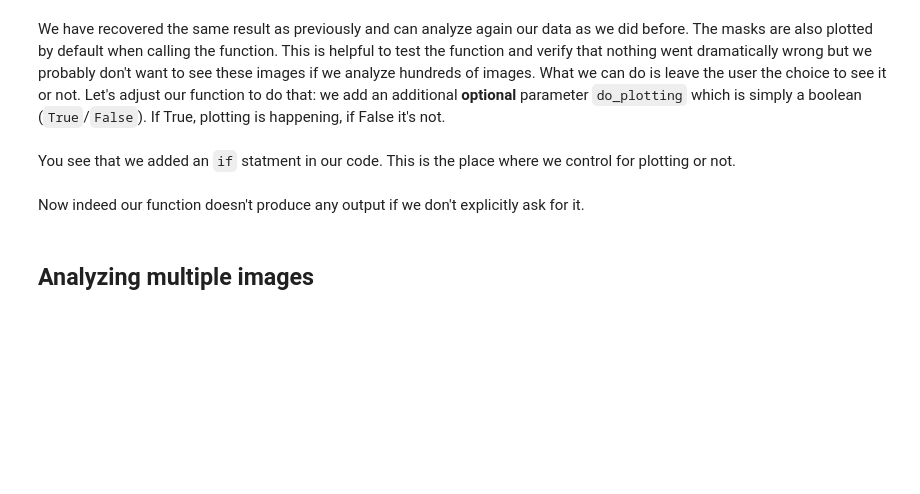
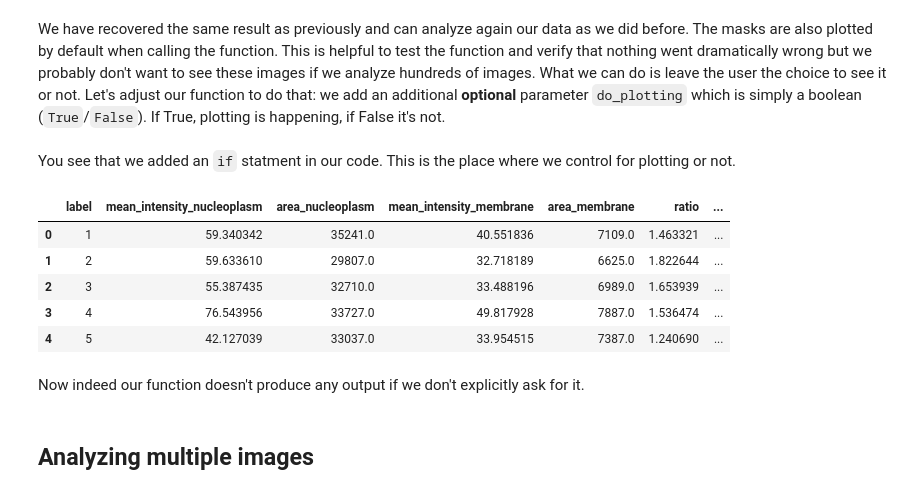
Before and after one commit to Euro-BioImaging/evolve-python-hybrid-course, a Jupyter notebook: Day_2_June_24/Jupyter_Notebooks/05_pipeline_and_data_analysis.ipynb, the cells around one changed output. Drawn from its saved outputs; the diff is of its cells as text; code cells hidden in the pictures; blank space fills up the shorter version.

````diff
--- a/Day_2_June_24/Jupyter_Notebooks/05_pipeline_and_data_analysis.ipynb
+++ b/Day_2_June_24/Jupyter_Notebooks/05_pipeline_and_data_analysis.ipynb
@@ -276,7 +307,16 @@ def my_pipeline(image_path, do_plotting=False):
 # %% [markdown]
 You see that we added an ```if``` statment in our code. This is the place where we control for plotting or not.
 # %%
-df_results = my_pipeline('https://github.com/guiwitz/PyImageCourse_beginner/raw/cellatlas/images/24138_196_F7_2.tif')
+df_results = my_pipeline('../images/cells_atlas/24138_196_F7_2.tif')
+# %%
+df_results.head()
+# %% [output]
+|  | label | mean_intensity_nucleoplasm | area_nucleoplasm | mean_intensity_membrane | area_membrane | ratio | ... |
+| 0 | 1 | 59.340342 | 35241.0 | 40.551836 | 7109.0 | 1.463321 | ... |
+| 1 | 2 | 59.633610 | 29807.0 | 32.718189 | 6625.0 | 1.822644 | ... |
+| 2 | 3 | 55.387435 | 32710.0 | 33.488196 | 6989.0 | 1.653939 | ... |
+| 3 | 4 | 76.543956 | 33727.0 | 49.817928 | 7887.0 | 1.536474 | ... |
+| 4 | 5 | 42.127039 | 33037.0 | 33.954515 | 7387.0 | 1.240690 | ... |
 # %% [markdown]
 Now indeed our function doesn't produce any output if we don't explicitly ask for it.
 # %% [markdown]
````
Also changed, not shown: parts of 19 cells of this notebook, 1 other file.
